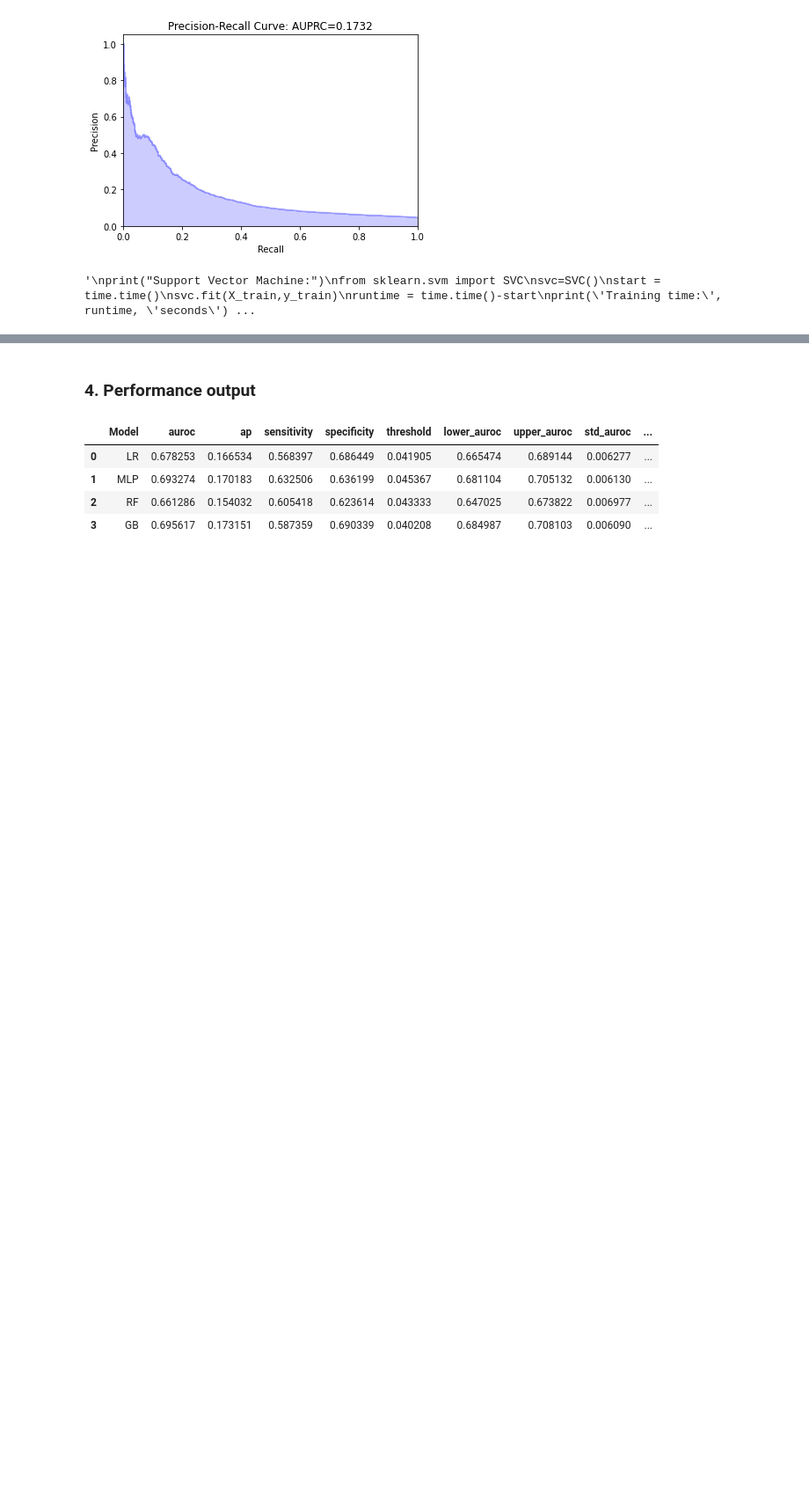
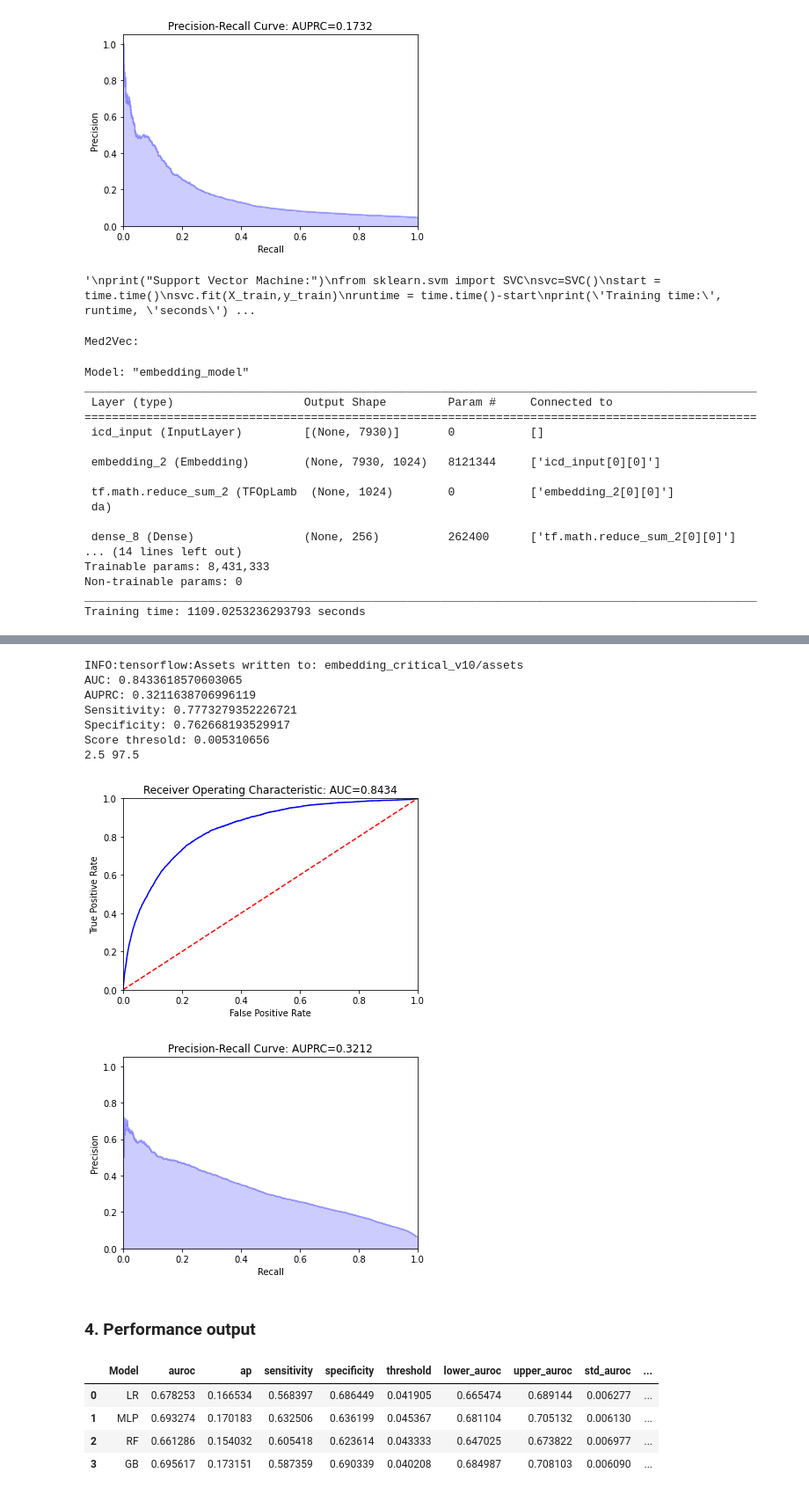
Before and after one commit to nliulab/mimic4ed-benchmark, a Jupyter notebook: Benchmark_scripts/Model_72h_ed_revisit_disposition.ipynb, the cells around one changed output, grey strips where cells are left out. Shown at 88% size. Cells and saved outputs as stored; diff of their text form; code cells hidden in the pictures; blank space fills up the shorter version.

```diff
--- a/Benchmark_scripts/Model_72h_ed_revisit_disposition.ipynb
+++ b/Benchmark_scripts/Model_72h_ed_revisit_disposition.ipynb
@@ -244,3 +245,7 @@ result_list.append(results)
 '''
 # %% [output]
 '\nprint("Support Vector Machine:")\nfrom sklearn.svm import SVC\nsvc=SVC()\nstart = time.time()\nsvc.fit(X_train,y_train)\nruntime = time.time()-start\nprint(\'Training time:\', runtime, \'seconds\') ...
+# %%
+print("Med2Vec:")
+# %% [output]
+Med2Vec:
@@ -246,0 +258,61 @@ result_list.append(results)
+# %%
+version = 'v10'
+vocabulary_map = {'v9_3digit':5571, 'v9':5679, 'v10': 7930}
+batch_size=200
+
+df_icd_encode = pd.read_csv(os.path.join(path, 'icd_list_dataset_'+version+'.csv'))
+vocabulary = vocabulary_map[version]
+df_train_embed = pd.merge(df_train, df_icd_encode[['stay_id', 'icd_encoded_list']], how='left', on='stay_id')
+df_test_embed = pd.merge(df_test, df_icd_encode[['stay_id', 'icd_encoded_list']], how='left', on='stay_id')
+
+icd_train_list = [eval(x) for x in df_train_embed['icd_encoded_list'].copy()]
+icd_test_list = [eval(x) for x in df_test_embed['icd_encoded_list'].copy()]
+X_train = X_train.to_numpy(dtype=np.float32)
+y_train = y_train.to_numpy(dtype=np.float32)
+X_test = X_test.to_numpy(dtype=np.float32)
+y_test = y_test.to_numpy(dtype=np.float32)
+# %%
+train_gen = EmbeddingDataGen(X_train, icd_train_list, y_train, batch_size=batch_size)
+test_gen = EmbeddingDataGen(X_test, icd_test_list, y_test, batch_size=batch_size)
+# %%
+load_model=False
+
+if load_model:
+        model = keras.models.load_model("embedding_critical_"+version)
+else:
+        model = create_embedding_model(vocabulary, len(variable))
+model.summary()
+model.compile(loss='binary_crossentropy',
+        optimizer=optimizers.Adam(learning_rate=0.001, decay=0.01),
+        metrics=['accuracy', 'AUC', {'aucpr': metrics.AUC(name='aucpr', curve='PR')},
+                    'TruePositives', 'TrueNegatives', 'Precision', 'Recall'])
+start = time.time()
+model.fit(train_gen, epochs=100, class_weight={1:ratio, 0:1}, verbose=0)
+runtime = time.time()-start
+print('Training time:', runtime, 'seconds')
+keras.models.save_model(model, "embedding_critical_"+version)
+output = model.predict(test_gen)
+result = PlotROCCurve(output,y_test)
+
+results = ["Med2Vec"]
+results.extend(result)
+results.append(runtime)
+result_list.append(results)
+# %% [output]
+Model: "embedding_model"
+__________________________________________________________________________________________________
+ Layer (type)                   Output Shape         Param #     Connected to
+==================================================================================================
+ icd_input (InputLayer)         [(None, 7930)]       0           []
+
+ embedding_2 (Embedding)        (None, 7930, 1024)   8121344     ['icd_input[0][0]']
+
+ tf.math.reduce_sum_2 (TFOpLamb  (None, 1024)        0           ['embedding_2[0][0]']
+ da)
+
+ dense_8 (Dense)                (None, 256)          262400      ['tf.math.reduce_sum_2[0][0]']
+... (14 lines left out)
+Trainable params: 8,431,333
+Non-trainable params: 0
+__________________________________________________________________________________________________
+Training time: 1109.0253236293793 seconds
@@ -247,3 +320,12 @@ result_list.append(results)
+INFO:tensorflow:Assets written to: embedding_critical_v10/assets
+AUC: 0.8433618570603065
+AUPRC: 0.3211638706996119
+Sensitivity: 0.7773279352226721
+Specificity: 0.762668193529917
+Score thresold: 0.005310656
+2.5 97.5
+[figure, added]
+[figure, added]
 # %% [markdown]
 ### 4. Performance output
 # %%
```
Also changed, not shown: parts of 5 cells of this notebook, 2 other files.
